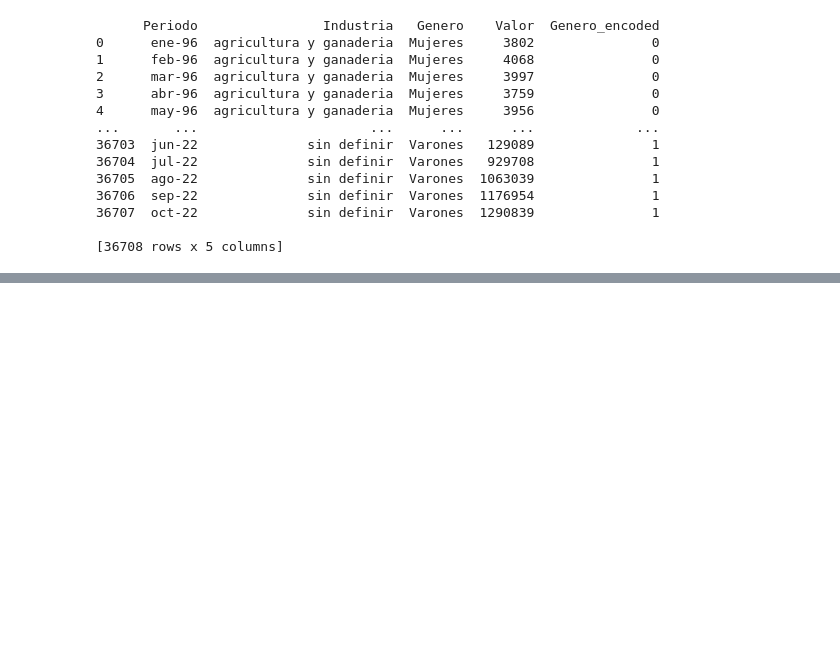
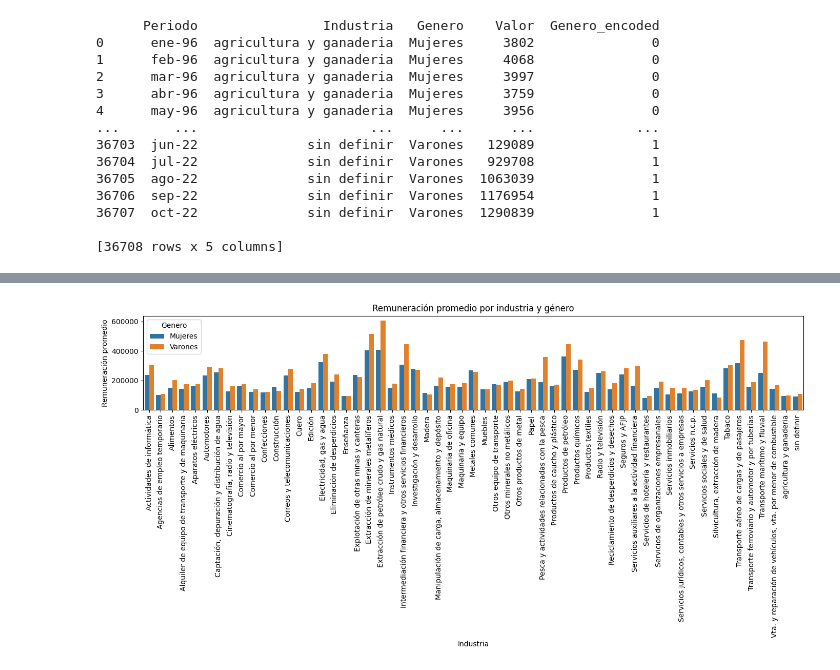
Before and after one commit to jorgelinasigal/datascience, a Jupyter notebook: proyectofinal/segunda pre-entrega/remuneraciones.ipynb, the cells around one changed output, grey strips where cells are left out. Drawn from its saved outputs; the diff is of its cells as text; code cells hidden in the pictures; blank space fills up the shorter version.

```diff
--- a/proyectofinal/segunda pre-entrega/remuneraciones.ipynb
+++ b/proyectofinal/segunda pre-entrega/remuneraciones.ipynb
@@ -266,0 +270,13 @@ print(remuneraciones)
+# %%
+# Se agrupa el dataframe por lo que se quiere relacionar (industria y género)
+industria_promedio = remuneraciones.groupby(['Industria', 'Genero'])['Valor'].mean().reset_index()
+plt.figure(figsize=(14, 7))
+# En el eje Y la remuneración promedio. Se generan dos barras por género
+sns.barplot(data=industria_promedio, x='Industria', y='Valor', hue='Genero')
+plt.title('Remuneración promedio por industria y género')
+plt.xticks(rotation=90)
+plt.ylabel('Remuneración promedio')
+plt.tight_layout()
+plt.show()
+# %% [output]
+[figure, added]
```
Also changed, not shown: parts of 6 cells of this notebook.
